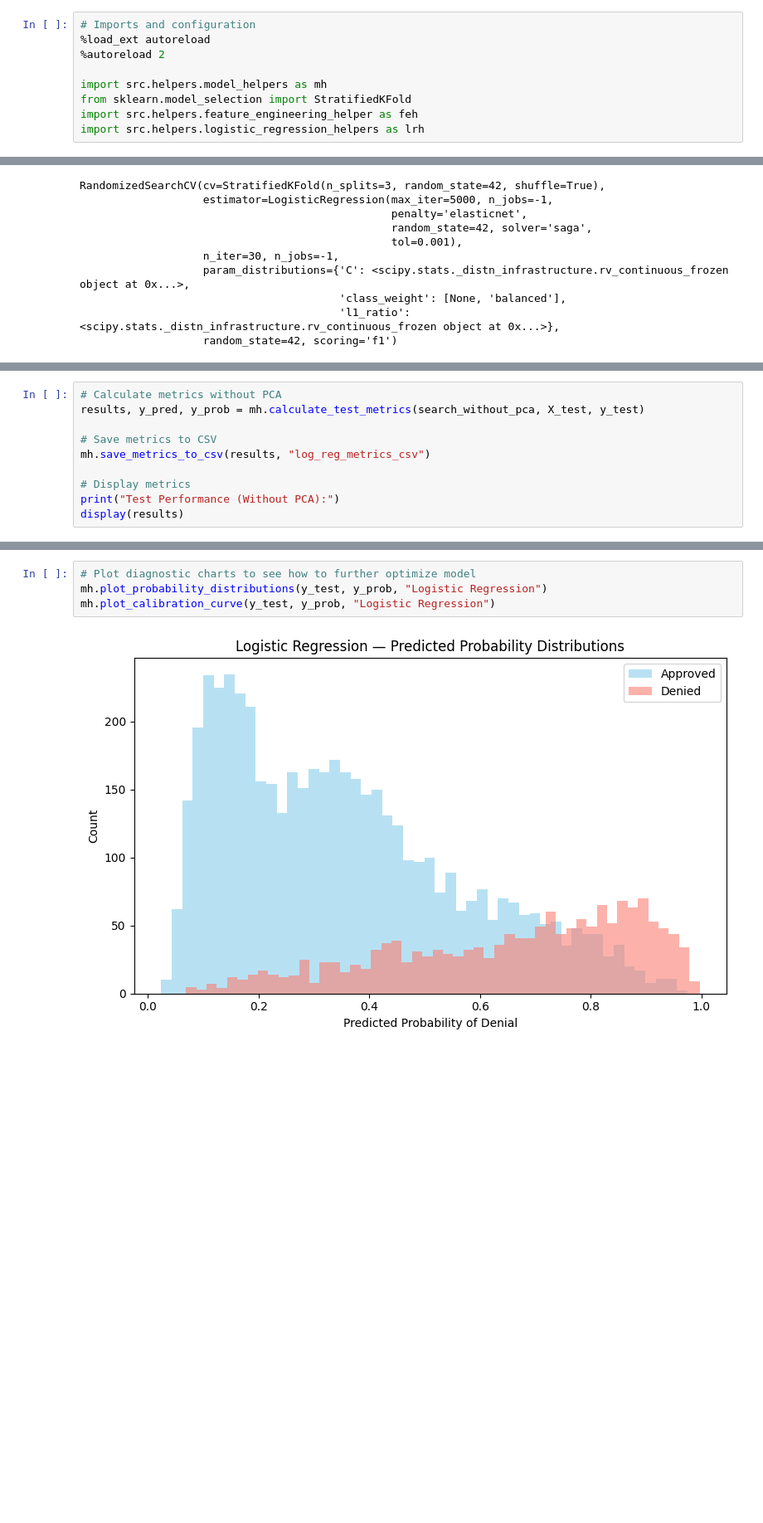
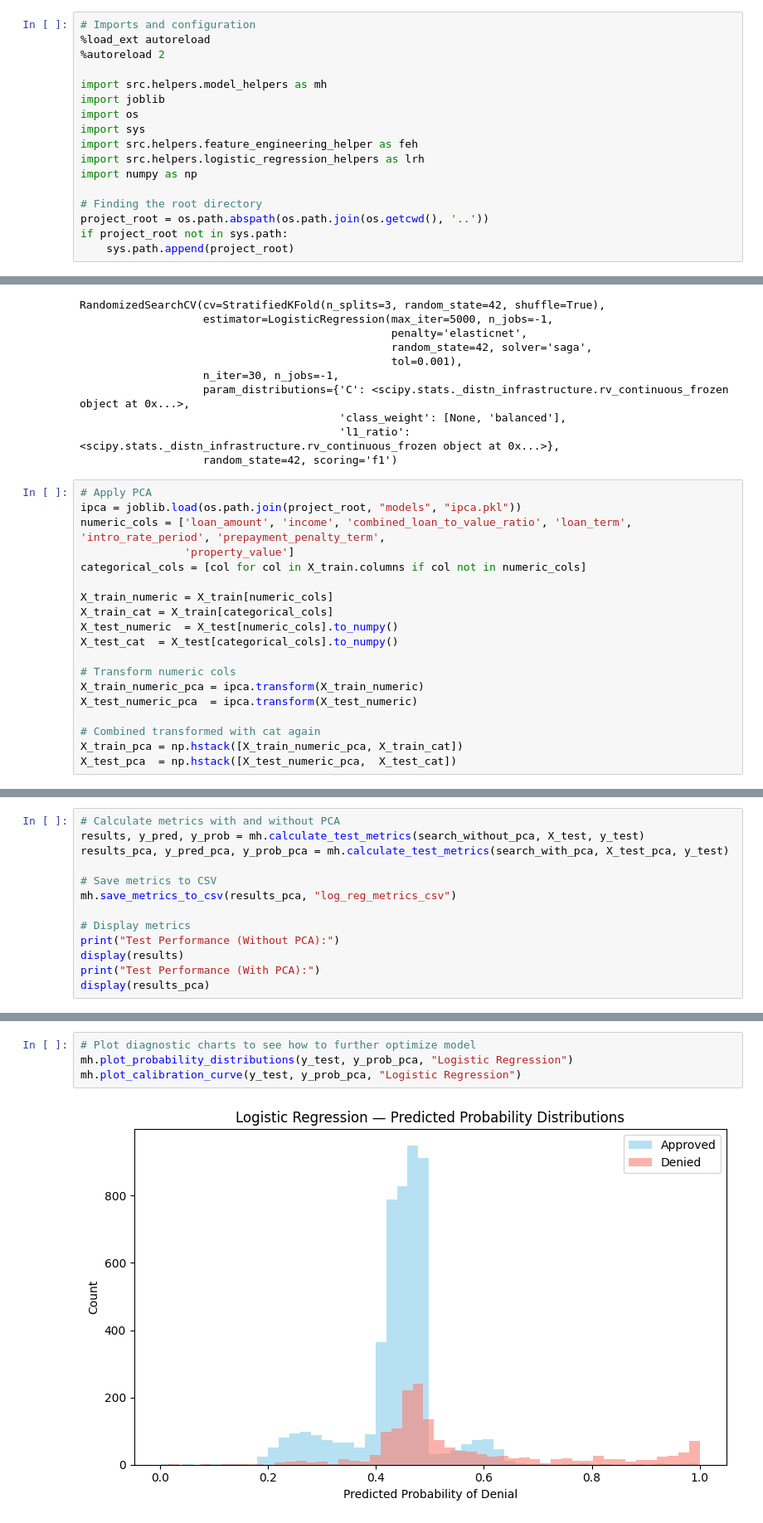
Before and after one commit to emma-hockett/6341_Project, a Jupyter notebook: notebooks/04a_logreg.ipynb, the cells around one changed output, grey strips where cells are left out. Shown at 83% size. Cells and saved outputs as stored; diff of their text form; blank space fills up the shorter version.

Commit message:
Tested PCA in logistic regression

```diff
--- a/notebooks/04a_logreg.ipynb
+++ b/notebooks/04a_logreg.ipynb
@@ -4,6 +4,14 @@
 %autoreload 2
 
 import src.helpers.model_helpers as mh
-from sklearn.model_selection import StratifiedKFold
+import joblib
+import os
+import sys
 import src.helpers.feature_engineering_helper as feh
 import src.helpers.logistic_regression_helpers as lrh
+import numpy as np
+
+# Finding the root directory
+project_root = os.path.abspath(os.path.join(os.getcwd(), '..'))
+if project_root not in sys.path:
+    sys.path.append(project_root)
@@ -54,6 +59,25 @@ RandomizedSearchCV(cv=StratifiedKFold(n_splits=3, random_state=42, shuffle=True)
                                         'class_weight': [None, 'balanced'],
                                         'l1_ratio': <scipy.stats._distn_infrastructure.rv_continuous_frozen object at 0x...>},
                    random_state=42, scoring='f1')
+# %%
+# Apply PCA
+ipca = joblib.load(os.path.join(project_root, "models", "ipca.pkl"))
+numeric_cols = ['loan_amount', 'income', 'combined_loan_to_value_ratio', 'loan_term', 'intro_rate_period', 'prepayment_penalty_term',
+                'property_value']
+categorical_cols = [col for col in X_train.columns if col not in numeric_cols]
+
+X_train_numeric = X_train[numeric_cols]
+X_train_cat = X_train[categorical_cols]
+X_test_numeric  = X_test[numeric_cols].to_numpy()
+X_test_cat  = X_test[categorical_cols].to_numpy()
+
+# Transform numeric cols
+X_train_numeric_pca = ipca.transform(X_train_numeric)
+X_test_numeric_pca  = ipca.transform(X_test_numeric)
+
+# Combined transformed with cat again
+X_train_pca = np.hstack([X_train_numeric_pca, X_train_cat])
+X_test_pca  = np.hstack([X_test_numeric_pca,  X_test_cat])
 # %%
 # Create logistic regression search with PCA
 search_with_pca = lrh.create_cv_search()
@@ -90,11 +111,14 @@ Best CV F1: 0.460254034426725
 # %%
-# Calculate metrics without PCA
+# Calculate metrics with and without PCA
 results, y_pred, y_prob = mh.calculate_test_metrics(search_without_pca, X_test, y_test)
+results_pca, y_pred_pca, y_prob_pca = mh.calculate_test_metrics(search_with_pca, X_test_pca, y_test)
 
 # Save metrics to CSV
-mh.save_metrics_to_csv(results, "log_reg_metrics_csv")
+mh.save_metrics_to_csv(results_pca, "log_reg_metrics_csv")
 
 # Display metrics
 print("Test Performance (Without PCA):")
 display(results)
+print("Test Performance (With PCA):")
+display(results_pca)
 # %% [output]
@@ -122,6 +156,6 @@ mh.persist_model(search_without_pca, "log_reg_model")
 # %%
 # Plot diagnostic charts to see how to further optimize model
-mh.plot_probability_distributions(y_test, y_prob, "Logistic Regression")
-mh.plot_calibration_curve(y_test, y_prob, "Logistic Regression")
+mh.plot_probability_distributions(y_test, y_prob_pca, "Logistic Regression")
+mh.plot_calibration_curve(y_test, y_prob_pca, "Logistic Regression")
 # %% [output]
-[figure, old version]
+[figure, new version]
```
Also changed, not shown: parts of 8 cells of this notebook, 10 other files.
